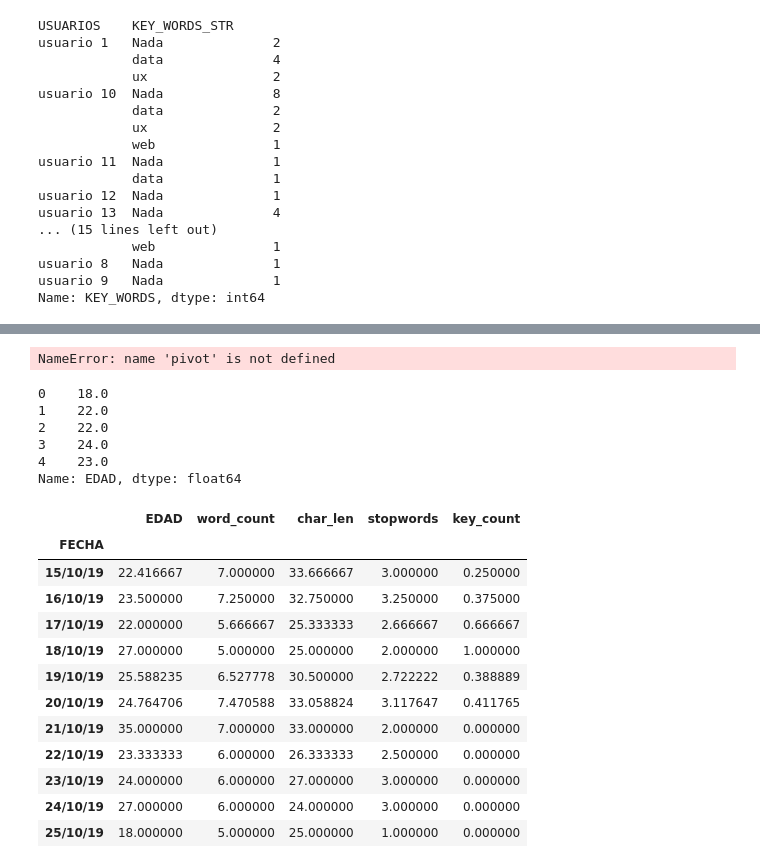
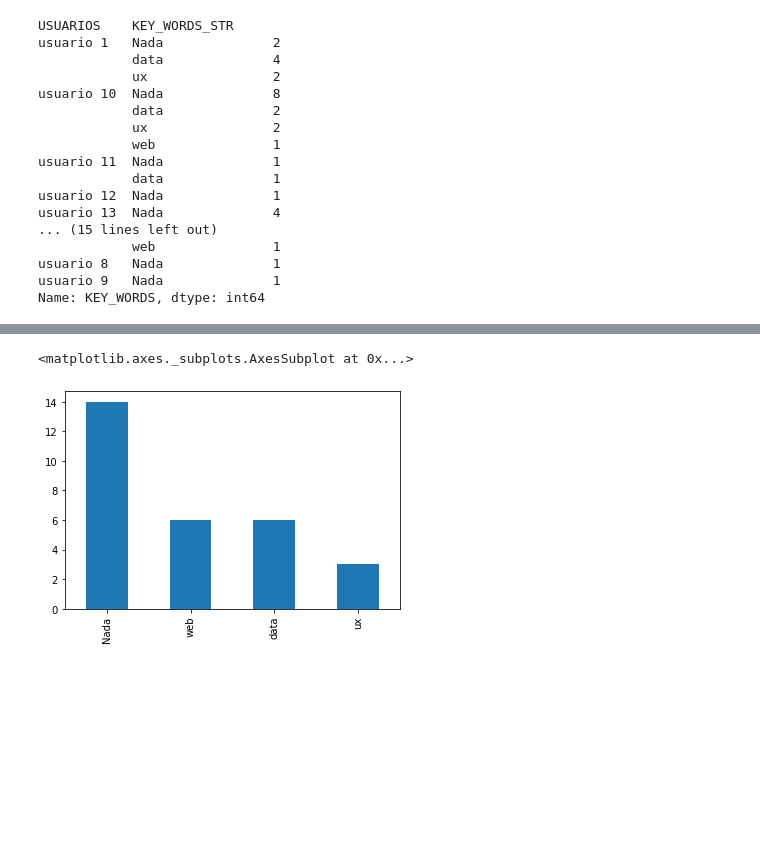
Before and after one commit to isaitu11/Final-Project-IH, a Jupyter notebook: BOT_PROYECT/CHAT_BOT_PROYECT.ipynb, the cells around one changed output, grey strips where cells are left out. Saved outputs shown, nothing was run; the diff lists cells and outputs as text; code cells hidden in the pictures; blank space fills up the shorter version.

```diff
--- a/BOT_PROYECT/CHAT_BOT_PROYECT.ipynb
+++ b/BOT_PROYECT/CHAT_BOT_PROYECT.ipynb
@@ -416,6 +399,6 @@ total_data
 # %%
-new_data = chatbot.pivot_table(chatbot,index=['USUARIOS','KEY_WORDS_STR'], aggfunc='count')
-new_data['KEY_WORDS']
+usuario_key_count = chatbot.pivot_table(chatbot,index=['USUARIOS','KEY_WORDS_STR'], aggfunc='count')
+usuario_key_count['KEY_WORDS']
 # %% [output]
 USUARIOS    KEY_WORDS_STR
 usuario 1   Nada              2
@@ -457,0 +420,3 @@ new_new_data
+# %%
+usuario_key_word = usuario_key_count['KEY_WORDS'].reset_index()
+usuario_key_word
@@ -457,0 +441,3 @@ new_new_data
+# %%
+ukw = pd.DataFrame(usuario_key_word)
+ukw.head()
@@ -458,32 +451,5 @@ new_new_data
 # %%
-pivot['key_count'].value_counts().plot(kind='bar')
+ukw['KEY_WORDS_STR'].value_counts().plot(kind='bar')
 # %% [output]
-NameError: name 'pivot' is not defined
+<matplotlib.axes._subplots.AxesSubplot at 0x...>
+[figure, added]
-# %%
-edad_ave = chatbot['EDAD']
-edad_ave.head()
-# %% [output]
-0    18.0
-1    22.0
-2    22.0
-3    24.0
-4    23.0
-Name: EDAD, dtype: float64
-# %%
-grouped_fecha = chatbot.groupby('FECHA')
-mean_by_usuario = grouped_fecha.mean()
-mean_by_usuario
-# %% [output]
-|  | EDAD | word_count | char_len | stopwords | key_count |
-| FECHA |  |  |  |  |  |
-| 15/10/19 | 22.416667 | 7.000000 | 33.666667 | 3.000000 | 0.250000 |
-| 16/10/19 | 23.500000 | 7.250000 | 32.750000 | 3.250000 | 0.375000 |
-| 17/10/19 | 22.000000 | 5.666667 | 25.333333 | 2.666667 | 0.666667 |
-| 18/10/19 | 27.000000 | 5.000000 | 25.000000 | 2.000000 | 1.000000 |
-| 19/10/19 | 25.588235 | 6.527778 | 30.500000 | 2.722222 | 0.388889 |
-| 20/10/19 | 24.764706 | 7.470588 | 33.058824 | 3.117647 | 0.411765 |
-| 21/10/19 | 35.000000 | 7.000000 | 33.000000 | 2.000000 | 0.000000 |
-| 22/10/19 | 23.333333 | 6.000000 | 26.333333 | 2.500000 | 0.000000 |
-| 23/10/19 | 24.000000 | 6.000000 | 27.000000 | 3.000000 | 0.000000 |
-| 24/10/19 | 27.000000 | 6.000000 | 24.000000 | 3.000000 | 0.000000 |
-| 25/10/19 | 18.000000 | 5.000000 | 25.000000 | 1.000000 | 0.000000 |
```
Also changed, not shown: parts of 29 cells of this notebook, 2 other files.
